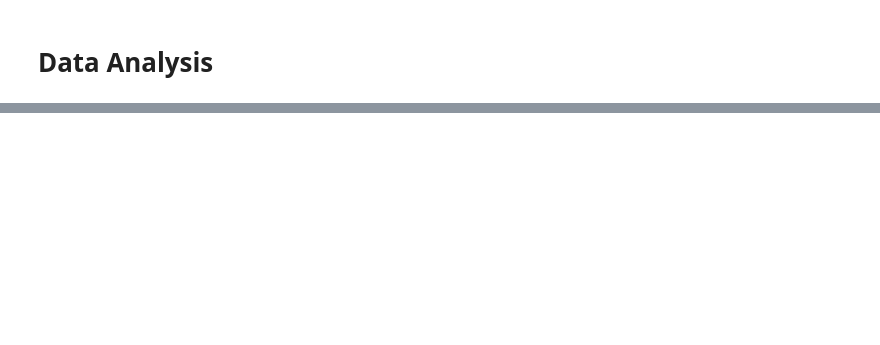
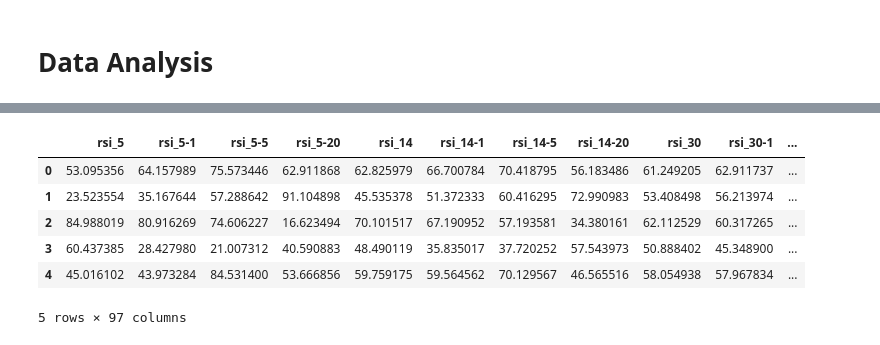
Before and after one commit to Evan-B-Warner/IndicatorAnalysis, a Jupyter notebook: advanced_modelling/model_analysis.ipynb, the cells around one changed output, grey strips where cells are left out. Saved outputs shown, nothing was run; the diff lists cells and outputs as text; code cells hidden in the pictures; blank space fills up the shorter version.

```diff
--- a/advanced_modelling/model_analysis.ipynb
+++ b/advanced_modelling/model_analysis.ipynb
@@ -170,0 +17,12 @@ results[(results["true"] > -0.01) & (results["true"] < 0.01)]
+# %%
+df = pd.read_csv("data/train_data.csv")
+# %%
+df.head()
+# %% [output]
+|  | rsi_5 | rsi_5-1 | rsi_5-5 | rsi_5-20 | rsi_14 | rsi_14-1 | rsi_14-5 | rsi_14-20 | rsi_30 | rsi_30-1 | ... |
+| 0 | 53.095356 | 64.157989 | 75.573446 | 62.911868 | 62.825979 | 66.700784 | 70.418795 | 56.183486 | 61.249205 | 62.911737 | ... |
+| 1 | 23.523554 | 35.167644 | 57.288642 | 91.104898 | 45.535378 | 51.372333 | 60.416295 | 72.990983 | 53.408498 | 56.213974 | ... |
+| 2 | 84.988019 | 80.916269 | 74.606227 | 16.623494 | 70.101517 | 67.190952 | 57.193581 | 34.380161 | 62.112529 | 60.317265 | ... |
+| 3 | 60.437385 | 28.427980 | 21.007312 | 40.590883 | 48.490119 | 35.835017 | 37.720252 | 57.543973 | 50.888402 | 45.348900 | ... |
+| 4 | 45.016102 | 43.973284 | 84.531400 | 53.666856 | 59.759175 | 59.564562 | 70.129567 | 46.565516 | 58.054938 | 57.967834 | ... |
+5 rows × 97 columns
```
Also changed, not shown: parts of 40 cells of this notebook, 2 other files.
